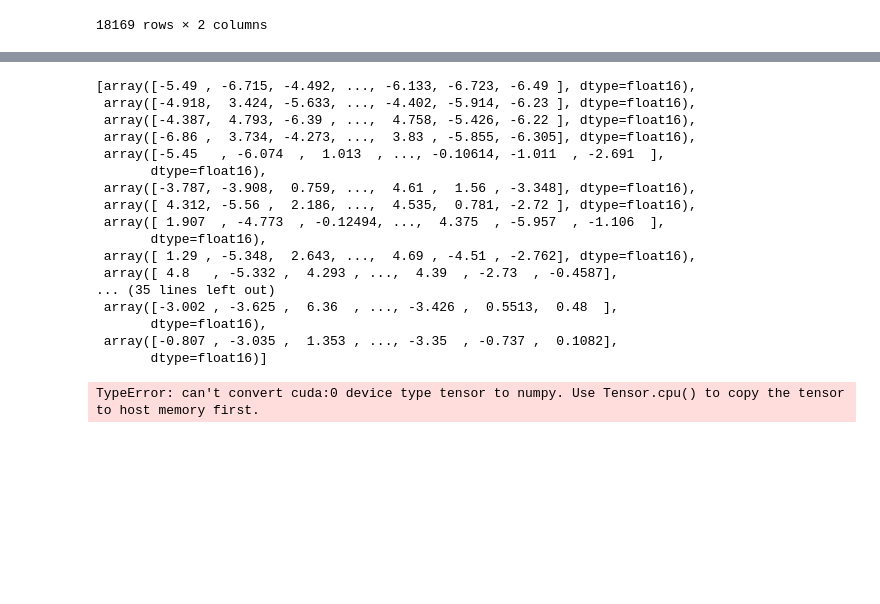
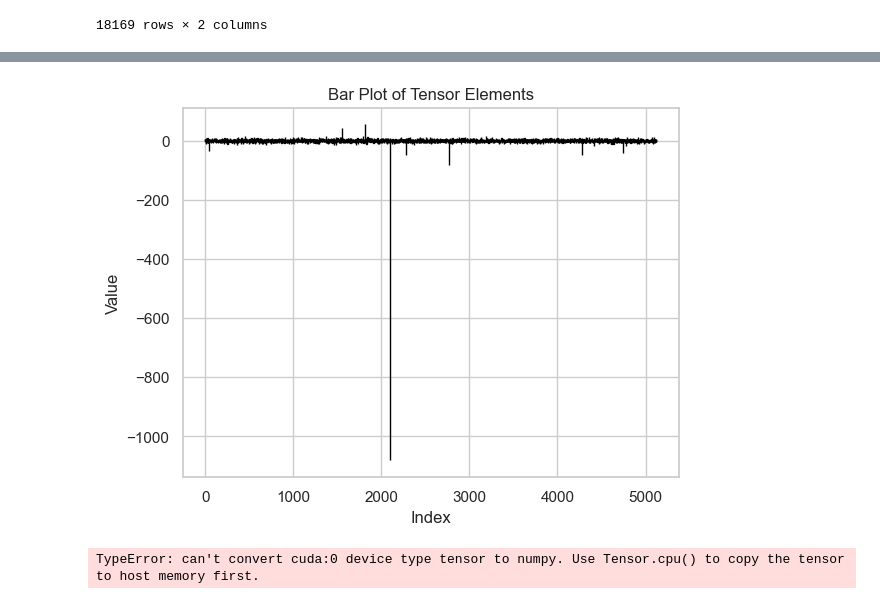
Before and after one commit to Supersheep7/tests_for_beliefs, a Jupyter notebook: test_datasets.ipynb, the cells around one changed output, grey strips where cells are left out. Drawn from its saved outputs; the diff is of its cells as text; code cells hidden in the pictures; blank space fills up the shorter version.

```diff
--- a/test_datasets.ipynb
+++ b/test_datasets.ipynb
@@ -184,23 +240,13 @@ plot_heat(heads)
 # %%
-data
+tensor = directions[20].cpu().numpy()
+
+plt.bar(range(len(tensor)), tensor, color='skyblue', edgecolor='black')
+plt.xlabel('Index')
+plt.ylabel('Value')
+plt.title('Bar Plot of Tensor Elements')
+plt.show()
 # %% [output]
-[array([-5.49 , -6.715, -4.492, ..., -6.133, -6.723, -6.49 ], dtype=float16),
- array([-4.918,  3.424, -5.633, ..., -4.402, -5.914, -6.23 ], dtype=float16),
- array([-4.387,  4.793, -6.39 , ...,  4.758, -5.426, -6.22 ], dtype=float16),
- array([-6.86 ,  3.734, -4.273, ...,  3.83 , -5.855, -6.305], dtype=float16),
- array([-5.45   , -6.074  ,  1.013  , ..., -0.10614, -1.011  , -2.691  ],
-       dtype=float16),
- array([-3.787, -3.908,  0.759, ...,  4.61 ,  1.56 , -3.348], dtype=float16),
- array([ 4.312, -5.56 ,  2.186, ...,  4.535,  0.781, -2.72 ], dtype=float16),
- array([ 1.907  , -4.773  , -0.12494, ...,  4.375  , -5.957  , -1.106  ],
-       dtype=float16),
- array([ 1.29 , -5.348,  2.643, ...,  4.69 , -4.51 , -2.762], dtype=float16),
- array([ 4.8   , -5.332 ,  4.293 , ...,  4.39  , -2.73  , -0.4587],
-... (35 lines left out)
- array([-3.002 , -3.625 ,  6.36  , ..., -3.426 ,  0.5513,  0.48  ],
-       dtype=float16),
- array([-0.807 , -3.035 ,  1.353 , ..., -3.35  , -0.737 ,  0.1082],
-       dtype=float16)]
+[figure, added]
 # %%
 data_np = np.array([x.detach().cpu().numpy() if isinstance(x, t.Tensor) else x for x in data])
 # %% [output]
```
Also changed, not shown: parts of 4 cells of this notebook, 5 other files.
